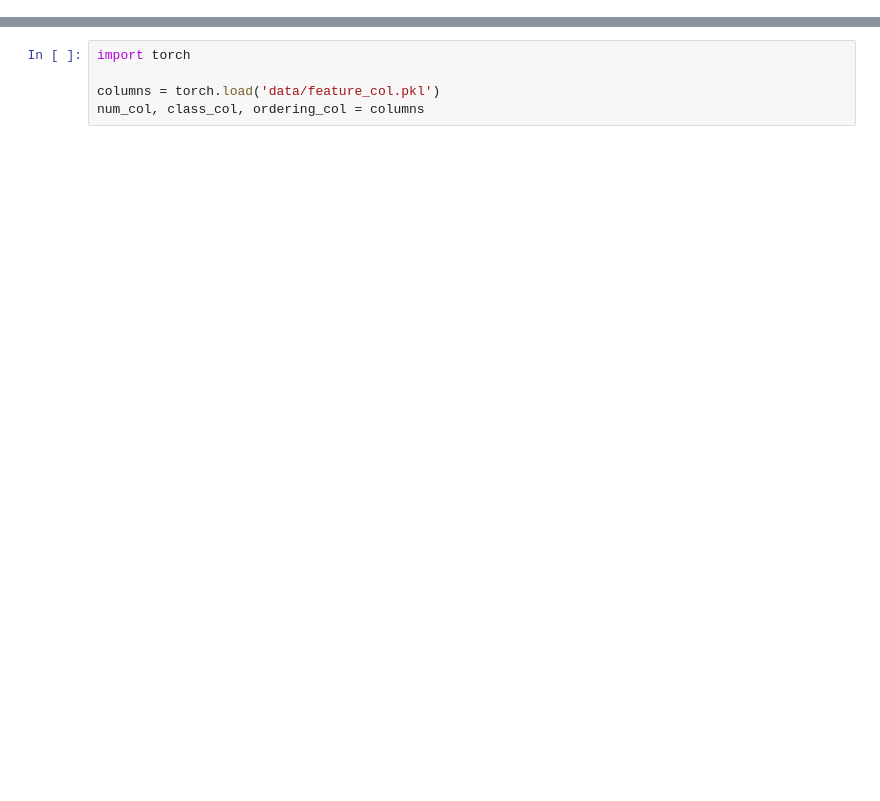
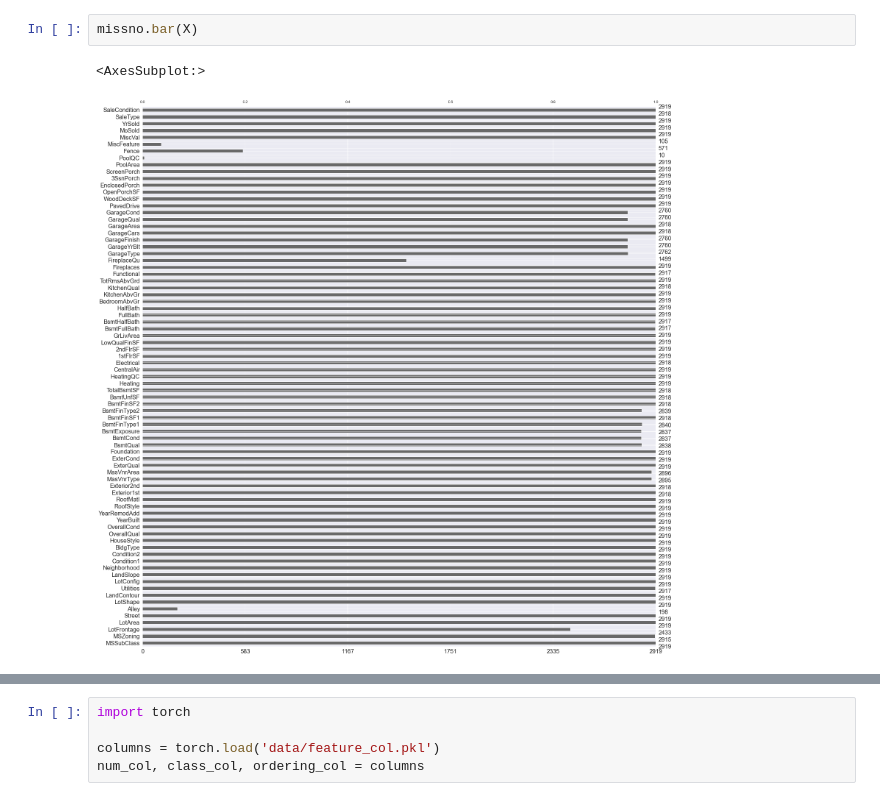
Before and after one commit to Apoiuty/ML_competition, a Jupyter notebook: 房价预测/特征工程.ipynb, the cells around one changed output, grey strips where cells are left out. Saved outputs shown, nothing was run; the diff lists cells and outputs as text; blank space fills up the shorter version.

```diff
--- a/房价预测/特征工程.ipynb
+++ b/房价预测/特征工程.ipynb
@@ -64,0 +54,5 @@ X.shape
+# %%
+missno.bar(X)
+# %% [output]
+<AxesSubplot:>
+[figure, added]
```
Also changed, not shown: parts of 31 cells of this notebook, 6 other files.
